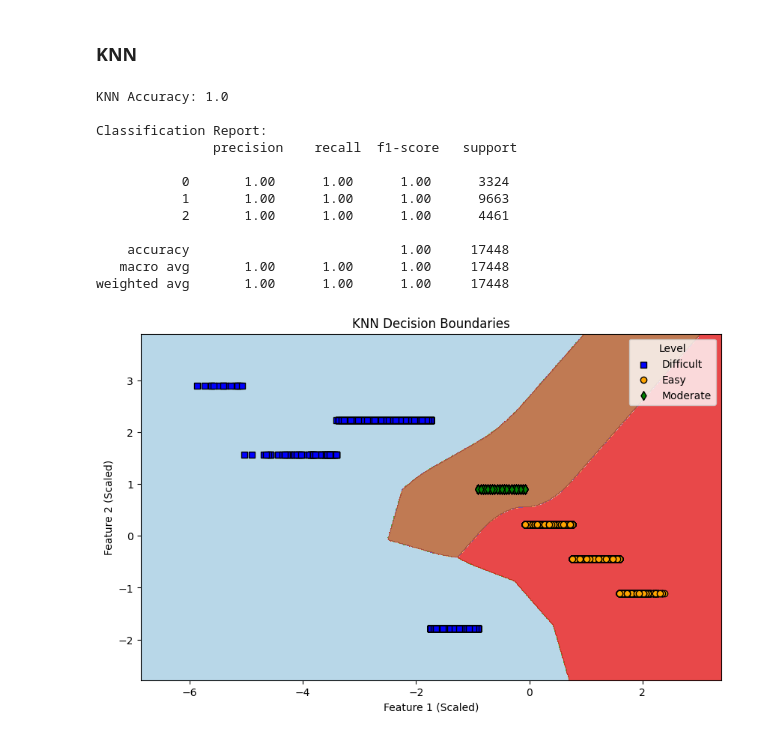
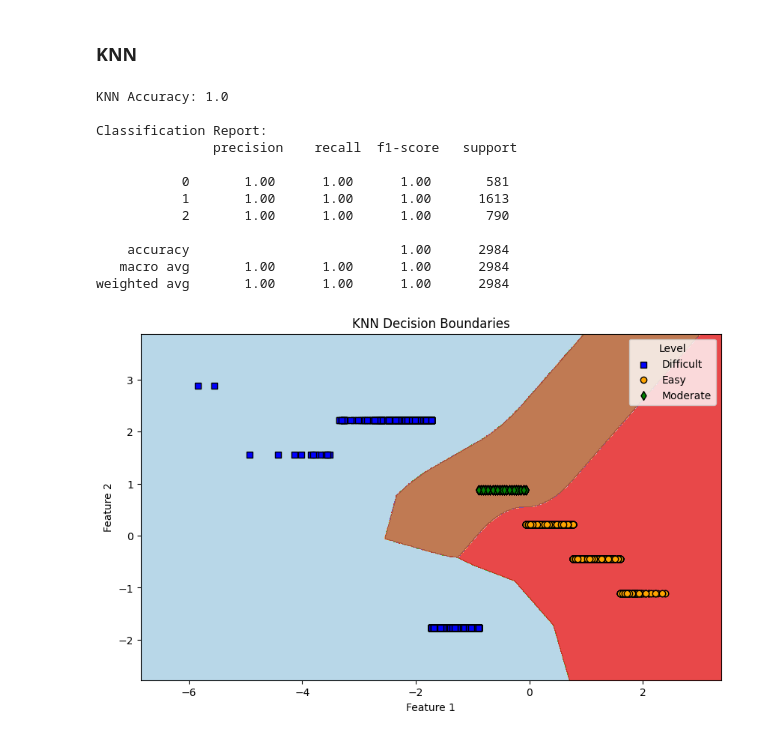
Before and after one commit to TempWiz/I2DS---Final-Project-Book-Recommandation-System, a Jupyter notebook: Final.ipynb, the cells around one changed output. Drawn from its saved outputs; the diff is of its cells as text; code cells hidden in the pictures.

Commit message:
Remove DT and update file parquet

```diff
--- a/Final.ipynb
+++ b/Final.ipynb
@@ -5,8 +5,9 @@
 # %%
 import pyarrow.parquet as pa
 table = pa.read_table('metadata_en.parquet')
+table_ = pa.read_table('metadata_completed.parquet')
 # %%
 import pandas as pd
 import numpy as np
 df = table.to_pandas()
-df.head()
+df_ = table_.to_pandas()
@@ -19,0 +34,3 @@ df.head()
+# %%
+df = df[df['Index'].isin(df_['index'])]
+df.head()
@@ -425,9 +364,9 @@ weighted avg       1.00      1.00      1.00     17448
 from sklearn.neighbors import KNeighborsClassifier
 
 # Scale the features for better performance of KNN
-scaler = StandardScaler()
-X_train_scaled = scaler.fit_transform(X_train)
-X_test_scaled = scaler.transform(X_test)
+# scaler = StandardScaler()
+# X_train_scaled = scaler.fit_transform(X_train)
+# X_test_scaled = scaler.transform(X_test)
 
 knn = KNeighborsClassifier(n_neighbors=3)
 knn.fit(X_train_scaled, y_train)
@@ -441,54 +380,39 @@ print("\nClassification Report:\n", classification_report(y_test, y_pred))
 
 # Visualize the decision boundaries
 x_min, x_max = X_train_scaled[:, 0].min() - 1, X_train_scaled[:, 0].max() + 1
 y_min, y_max = X_train_scaled[:, 1].min() - 1, X_train_scaled[:, 1].max() + 1
 xx, yy = np.meshgrid(np.arange(x_min, x_max, 0.01),
                      np.arange(y_min, y_max, 0.01))
 
 # Predict classifications for the mesh grid
 Z = knn.predict(np.c_[xx.ravel(), yy.ravel()])
 Z = Z.reshape(xx.shape)
 
 # Plot the decision boundaries
 plt.figure(figsize=(10, 6))
 plt.contourf(xx, yy, Z, alpha=0.8, cmap=plt.cm.Paired)
 
 # Scatter plot the actual data points
 for i, color, label, marker in zip([0, 1, 2], ['blue', 'orange', 'green'], encoder.classes_, ['s', 'o', 'd']):
     plt.scatter(X_train_scaled[y_train == i, 0], X_train_scaled[y_train == i, 1],
                 c=color, label=label, edgecolor='k', marker=marker)
 
-plt.xlabel('Feature 1 (Scaled)')
-plt.ylabel('Feature 2 (Scaled)')
+plt.xlabel('Feature 1')
+plt.ylabel('Feature 2')
 plt.legend(title="Level")
 plt.title("KNN Decision Boundaries")
 plt.show()
-
-# # Dự đoán trên tập kiểm tra
-# y_pred = knn.predict(X_test)
-
-# # Đánh giá mô hình
-# print("Accuracy:", accuracy_score(y_test, y_pred))
-# print("\nClassification Report:\n", classification_report(y_test, y_pred))
-
-# # Vẽ biểu đồ phân tán để trực quan hóa
-# plt.figure(figsize=(8, 6))
-# sns.scatterplot(data=description, x='score', y='grade', hue='level', palette='Set2', s=100)
-# plt.title("Scatter Plot of Score vs Grade with Level as the target")
-# plt.xlabel('Score')
-# plt.ylabel('Grade')
-# plt.show()
 # %% [output]
 KNN Accuracy: 1.0
 
 Classification Report:
                precision    recall  f1-score   support
 
-           0       1.00      1.00      1.00      3324
-           1       1.00      1.00      1.00      9663
-           2       1.00      1.00      1.00      4461
+           0       1.00      1.00      1.00       581
+           1       1.00      1.00      1.00      1613
+           2       1.00      1.00      1.00       790
 
-    accuracy                           1.00     17448
-   macro avg       1.00      1.00      1.00     17448
-weighted avg       1.00      1.00      1.00     17448
+    accuracy                           1.00      2984
+   macro avg       1.00      1.00      1.00      2984
+weighted avg       1.00      1.00      1.00      2984
-[figure, old version]
+[figure, new version]
```
Also changed, not shown: parts of 13 cells of this notebook, 1 other file.
